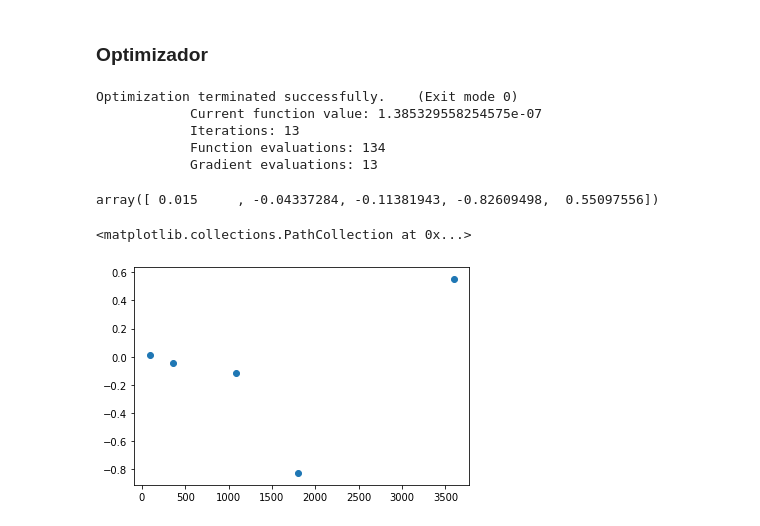
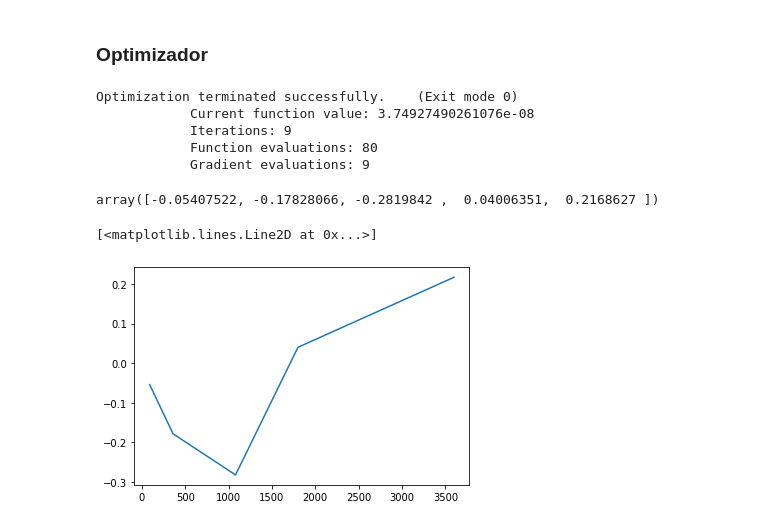
Before and after one commit to jdsuarez10/Calibraci-n-cruva-forward, a Jupyter notebook: Taller de derivados.ipynb, the cells around one changed output. Cells and saved outputs as stored; diff of their text form; code cells hidden in the pictures.

```diff
--- a/Taller de derivados.ipynb
+++ b/Taller de derivados.ipynb
@@ -132,7 +132,7 @@ def DF(tasas_forwards, plazos):
     # deja como variables las tasas forwards
     factor_d=[]
 
-    for i in range(1,len(tasas_forwards)):
+    for i in range(len(tasas_forwards)):
         periodo=(plazos[i][1]-plazos[i][0])/dia_año
         if periodo==0:
             FD_1=1
@@ -258,16 +258,16 @@ result=optimizador(datos.iloc[300],error_cuadrado)
 result.x
 # %% [output]
 Optimization terminated successfully.    (Exit mode 0)
-            Current function value: 1.385329558254575e-07
-            Iterations: 13
-            Function evaluations: 134
-            Gradient evaluations: 13
+            Current function value: 3.74927490261076e-08
+            Iterations: 9
+            Function evaluations: 80
+            Gradient evaluations: 9
-array([ 0.015     , -0.04337284, -0.11381943, -0.82609498,  0.55097556])
+array([-0.05407522, -0.17828066, -0.2819842 ,  0.04006351,  0.2168627 ])
 # %%
-plt.scatter(plazo_curva[1:],result.x)
+plt.plot(plazo_curva[1:],result.x)
 # %% [output]
-<matplotlib.collections.PathCollection at 0x...>
+[<matplotlib.lines.Line2D at 0x...>]
-[figure, old version]
+[figure, new version]
 # %%
 tasa_fwrd=[]
 for fecha in datos.index:
```
Also changed, not shown: parts of 6 cells of this notebook, 1 other file.
